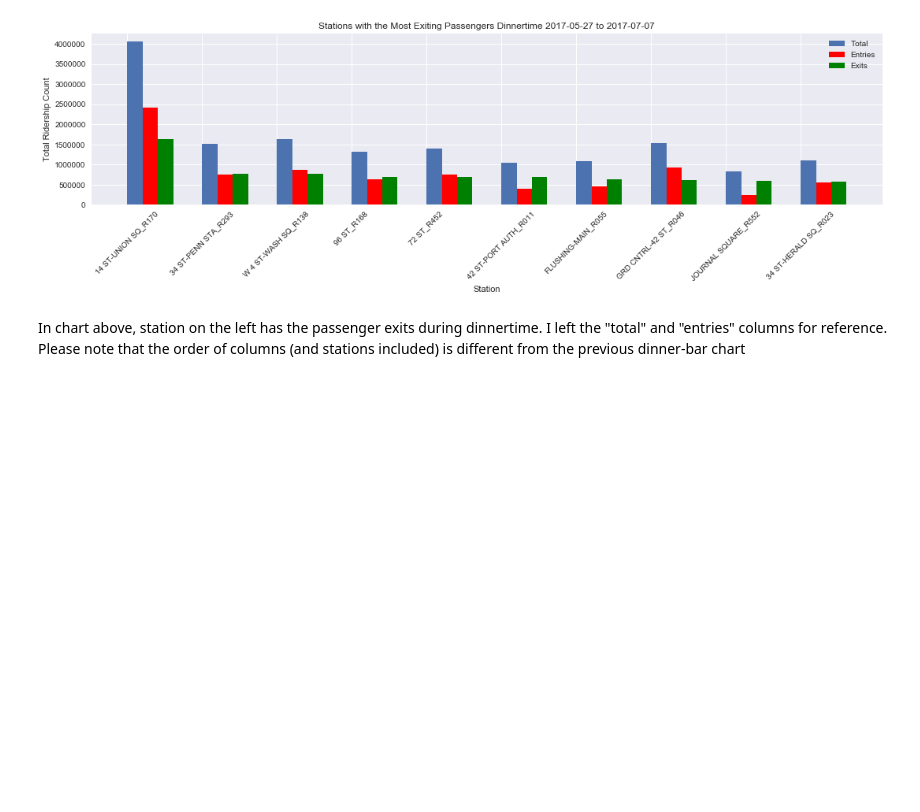
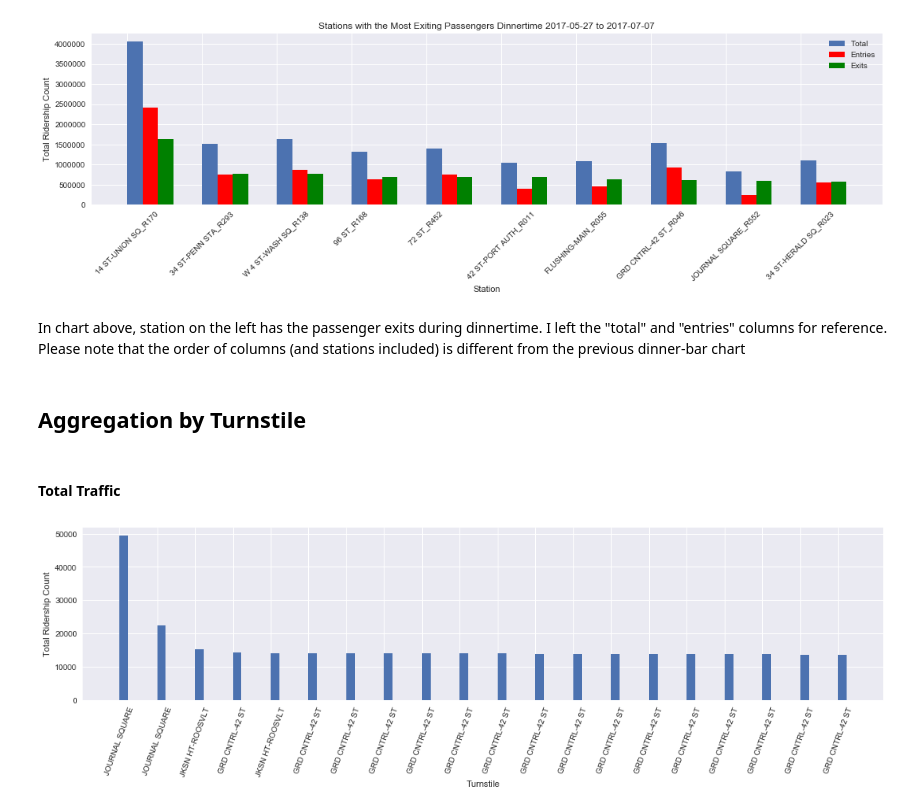
Before and after one commit to everling-prime/benson, a Jupyter notebook: mta_challenges_pandas_mvl.ipynb, the cells around one changed output. Saved outputs shown, nothing was run; the diff lists cells and outputs as text; code cells hidden in the pictures; blank space fills up the shorter version.

Commit message:
made some turnstile usage histograms

```diff
--- a/mta_challenges_pandas_mvl.ipynb
+++ b/mta_challenges_pandas_mvl.ipynb
@@ -301,9 +301,12 @@ for ix, fname in enumerate(flist):
 
     if ix == 0:
         station_daily = new_df_cleaned.groupby(['unit','station','date']).sum().reset_index()
+        turnstile_daily = new_df_cleaned.groupby(['ca', 'unit', 'scp', 'station', 'date']).sum().reset_index()
     else:
         station_daily = station_daily.append(
             new_df_cleaned.groupby(['unit','station','date']).sum().reset_index(),ignore_index=True)
+        turnstile_daily = turnstile_daily.append(
+            new_df_cleaned.groupby(['ca', 'unit', 'scp', 'station', 'date']).sum().reset_index(),ignore_index=True)
 # %%
 # Date Time Handeling
 station_daily['dtime'] = pd.to_datetime(station_daily['date'])
@@ -643,3 +648,34 @@ ax.set_title('Stations with the Most Exiting Passengers Dinnertime %s to %s' % (
 [figure]
 # %% [markdown]
 In chart above, station on the left has the passenger exits during dinnertime. I left the "total" and "entries" columns for reference. Please note that the order of columns (and stations included) is different from the previous dinner-bar chart
+# %% [markdown]
+## Aggregation by Turnstile
+# %% [markdown]
+#### Total Traffic
+# %%
+turnstile_total_summed = turnstile_daily.sort_values('total_traffic',ascending=False)
+turnstile_total_summed = make_id(turnstile_total_summed)
+
+top_group_size = 20
+xlabs = turnstile_total_summed .iloc[0:top_group_size]['station']
+yvals_total = turnstile_total_summed .iloc[0:top_group_size]['total_traffic']
+yvals_entries = turnstile_total_summed .iloc[0:top_group_size]['total_traffic']
+yvals_exits = turnstile_total_summed.iloc[0:top_group_size]['total_traffic']
+
+xvals = np.linspace(0,top_group_size + 1,top_group_size)
+
+fig, ax = plt.subplots(figsize=(18, 4))
+total_bars = ax.bar(xvals,yvals_total,
+            edgecolor='none',
+            width=0.25,
+            align='edge',
+            label='y1')
+
+
+ax.set_xticks(xvals);
+plt.xticks(rotation = 70)
+ax.set_xticklabels(xlabs);
+ax.set_xlabel('Turnstile');
+ax.set_ylabel('Total Ridership Count');
+# %% [output]
+[figure, added]
```
Also changed, not shown: parts of 6 cells of this notebook.
